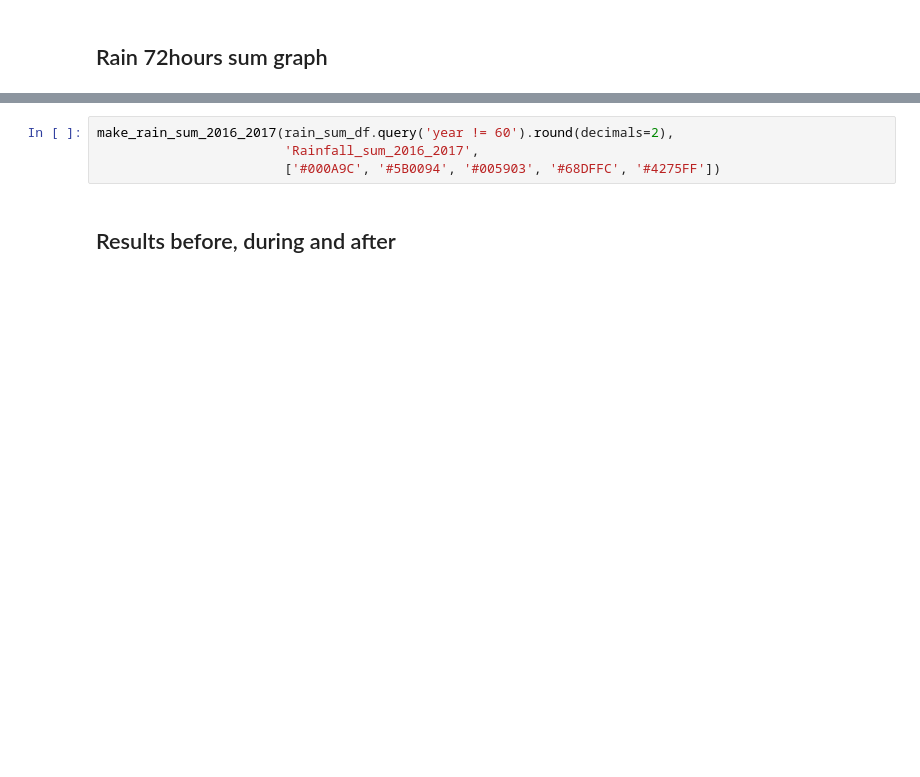
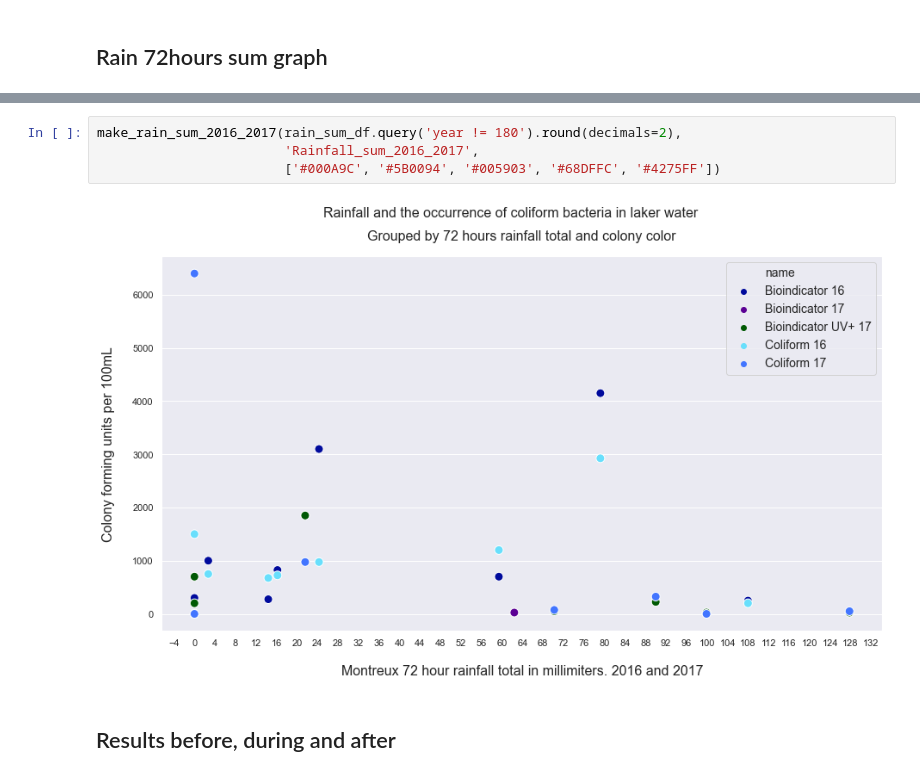
Before and after one commit to Hackuarium/montreux-water-quality, a Jupyter notebook: 2-plots.ipynb, the cells around one changed output, grey strips where cells are left out. Saved outputs shown, nothing was run; the diff lists cells and outputs as text; blank space fills up the shorter version.

```diff
--- a/2-plots.ipynb
+++ b/2-plots.ipynb
@@ -266,7 +360,9 @@ make_rain_sum_2016_2017(rain_sum_df[rain_sum_df.name.str.contains('Bioindicator'
 # %%
-make_rain_sum_2016_2017(rain_sum_df.query('year != 60').round(decimals=2),
+make_rain_sum_2016_2017(rain_sum_df.query('year != 180').round(decimals=2),
                         'Rainfall_sum_2016_2017',
                         ['#000A9C', '#5B0094', '#005903', '#68DFFC', '#4275FF'])
+# %% [output]
+[figure, added]
 # %% [markdown]
 ## Results before, during and after
 # %%
```
Also changed, not shown: parts of 27 cells of this notebook, 26 other files.
